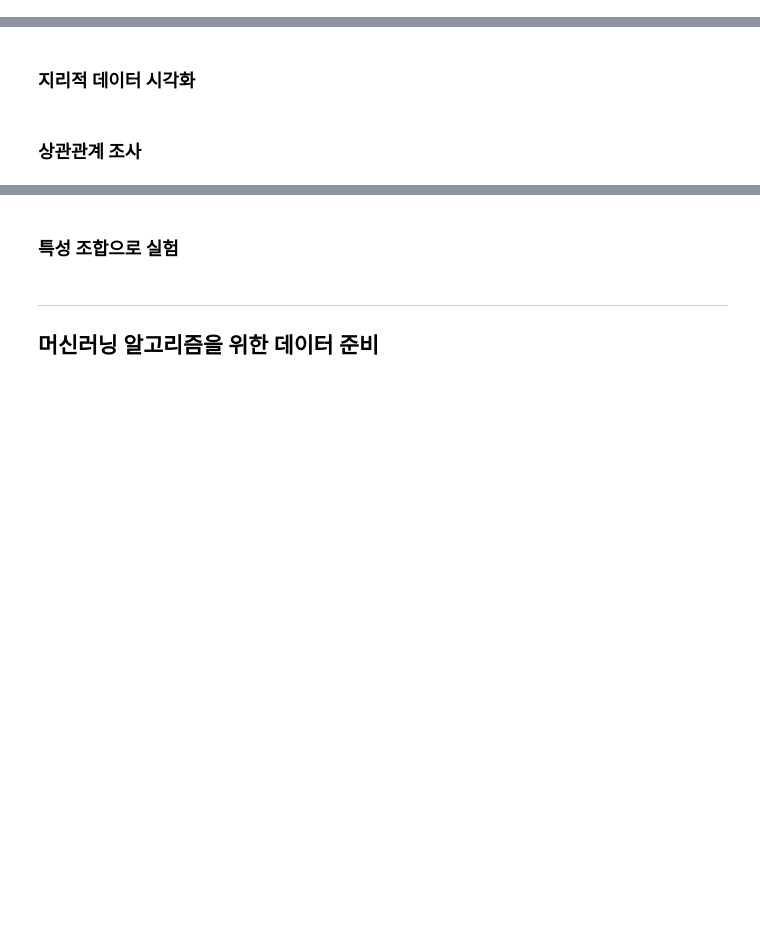
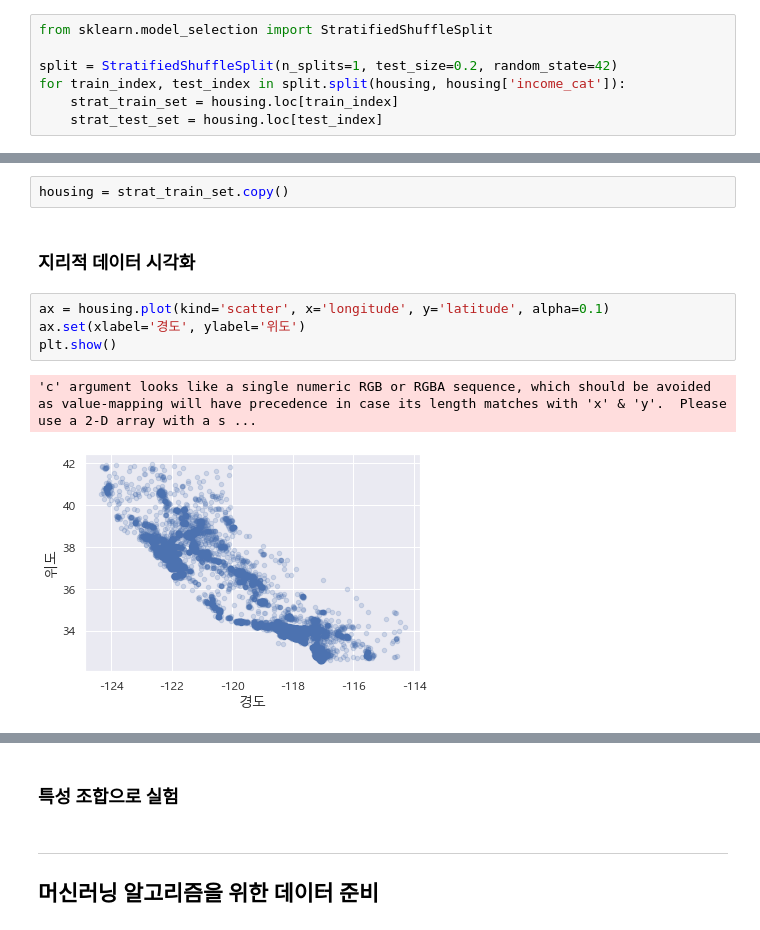
Before and after one commit to High-East/Hands-On-MachineLearning, a Jupyter notebook: Chap02-머신러닝 프로젝트 처음부터 끝까지/Chap02 - 머신러닝 프로젝트 처음부터 끝까지.ipynb, the cells around one changed output, grey strips where cells are left out. Saved outputs shown, nothing was run; the diff lists cells and outputs as text; blank space fills up the shorter version.

```diff
--- a/Chap02-머신러닝 프로젝트 처음부터 끝까지/Chap02 - 머신러닝 프로젝트 처음부터 끝까지.ipynb
+++ b/Chap02-머신러닝 프로젝트 처음부터 끝까지/Chap02 - 머신러닝 프로젝트 처음부터 끝까지.ipynb
@@ -73,0 +190,7 @@ plt.rcParams['axes.unicode_minus'] = False
+# %%
+from sklearn.model_selection import StratifiedShuffleSplit
+
+split = StratifiedShuffleSplit(n_splits=1, test_size=0.2, random_state=42)
+for train_index, test_index in split.split(housing, housing['income_cat']):
+    strat_train_set = housing.loc[train_index]
+    strat_test_set = housing.loc[test_index]
@@ -78,4 +251,11 @@ plt.rcParams['axes.unicode_minus'] = False
+# %%
+housing = strat_train_set.copy()
 # %% [markdown]
 ### 지리적 데이터 시각화
-# %% [markdown]
-### 상관관계 조사
+# %%
+ax = housing.plot(kind='scatter', x='longitude', y='latitude', alpha=0.1)
+ax.set(xlabel='경도', ylabel='위도')
+plt.show()
+# %% [output]
+'c' argument looks like a single numeric RGB or RGBA sequence, which should be avoided as value-mapping will have precedence in case its length matches with 'x' & 'y'.  Please use a 2-D array with a s ...
+[figure, added]
```
Also changed, not shown: parts of 37 cells of this notebook, 1 other file.
